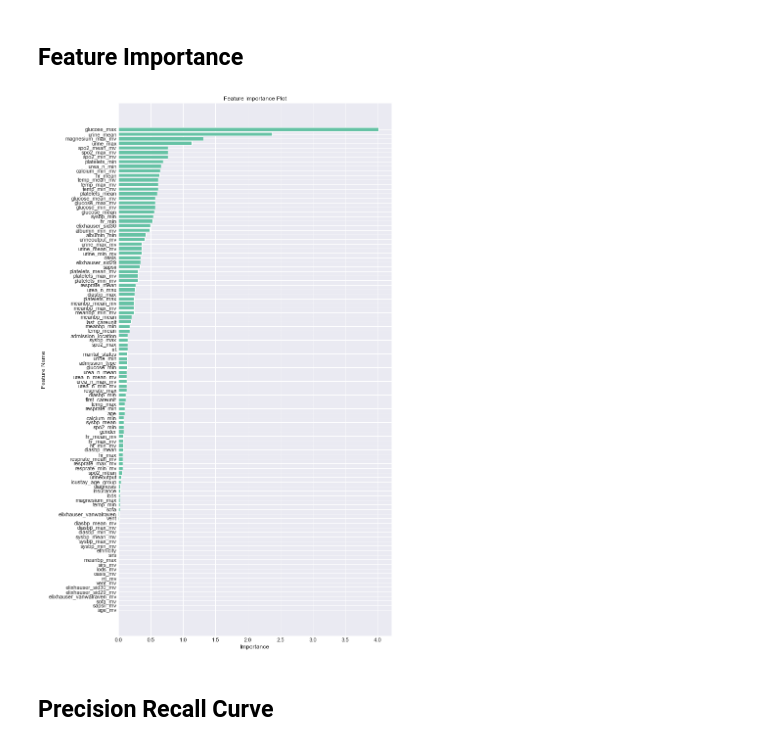
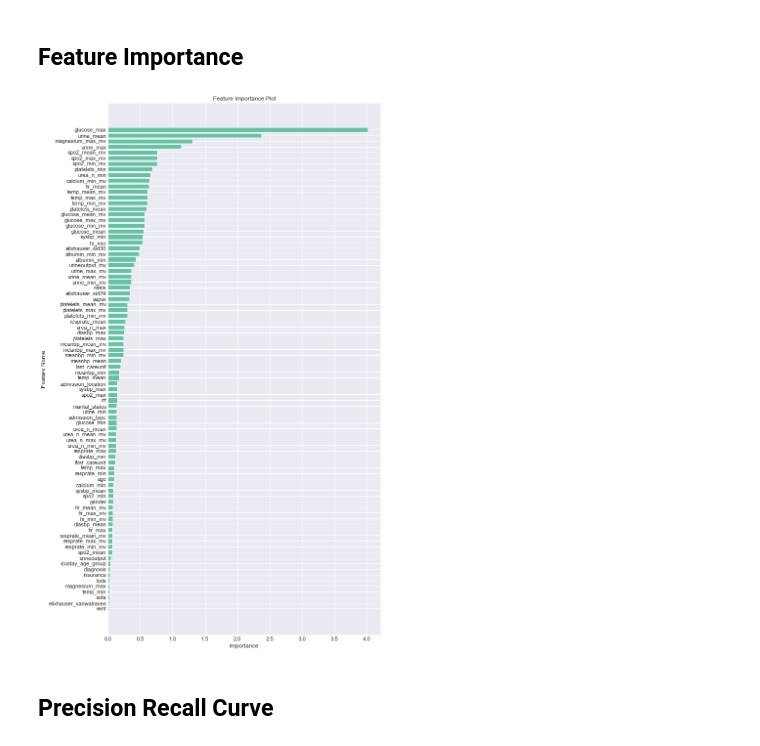
Before and after one commit to NicolasHu11/Short-Long-Term-Mortality-Prediction, a Jupyter notebook: Process Books/Logistic Regression 30 Day Mortality.ipynb, the cells around one changed output. Drawn from its saved outputs; the diff is of its cells as text; code cells hidden in the pictures.

```diff
--- a/Process Books/Logistic Regression 30 Day Mortality.ipynb
+++ b/Process Books/Logistic Regression 30 Day Mortality.ipynb
@@ -62,9 +62,9 @@ np.savetxt("y_score_30_logreg.csv", y_score, delimiter=",")
 # %%
 names = X_test.columns.tolist()
 values = np.abs(clf.coef_[0])
-feature_importance_bar(names, values, figsize=(10, 20))
+feature_importance_bar(names, values, drop_botn=20, figsize=(10, 20))
 # %% [output]
-[figure, old version]
+[figure, new version]
 # %% [markdown]
 ## Precision Recall Curve
 # %%
```
Also changed, not shown: 2 other files.
